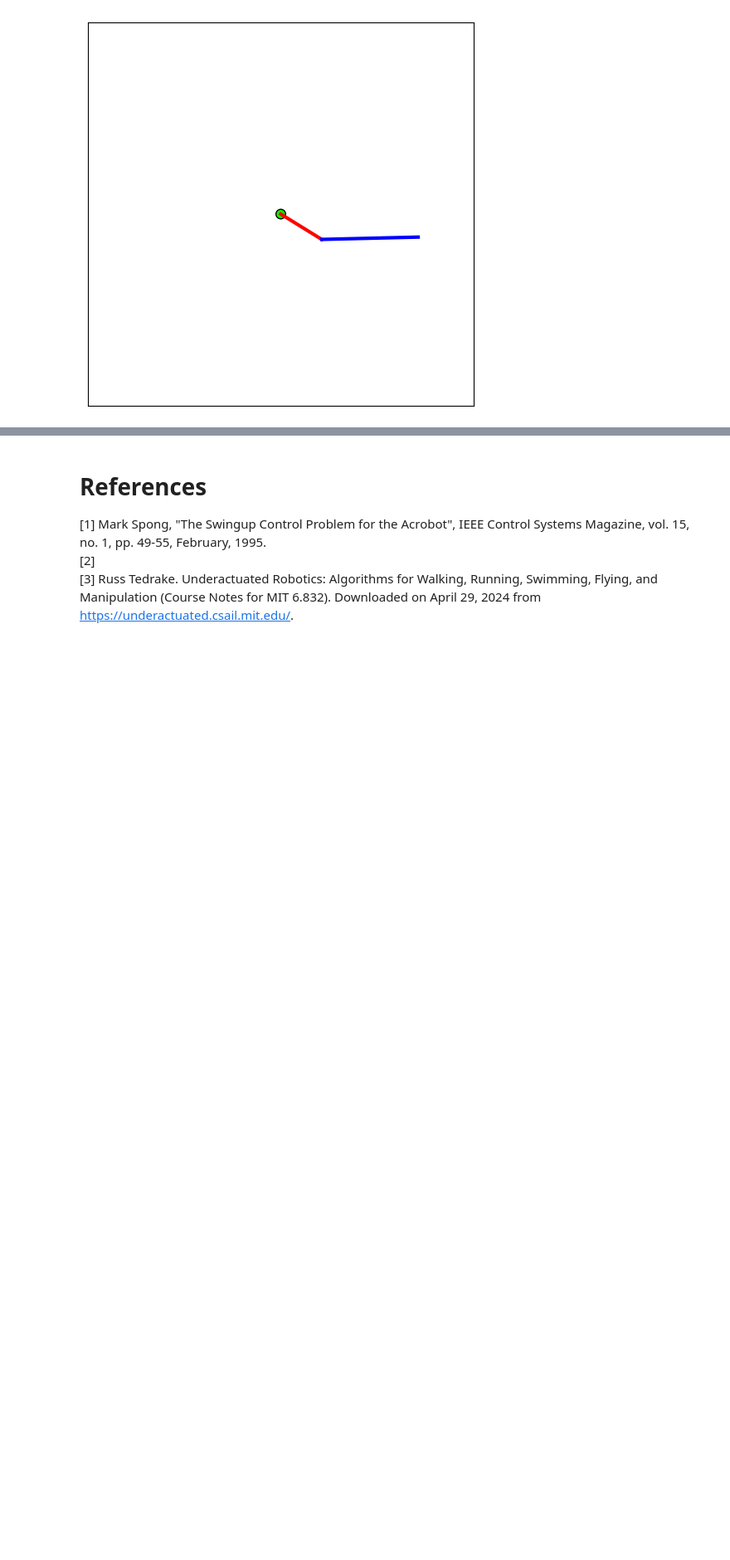
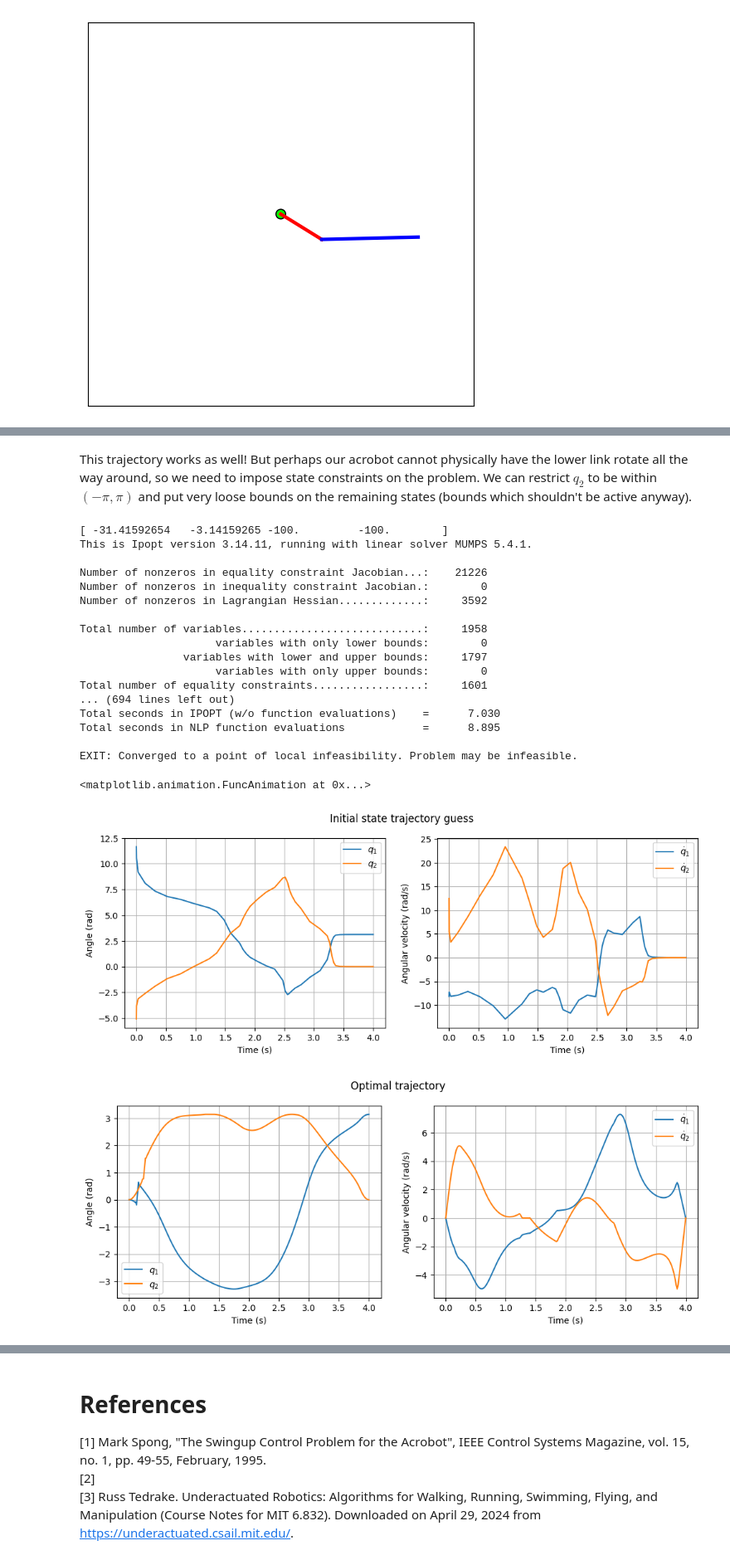
Before and after one commit to aneesas/1632-project, a Jupyter notebook: acrobot.ipynb, the cells around one changed output, grey strips where cells are left out. Shown at 83% size. Saved outputs shown, nothing was run; the diff lists cells and outputs as text; code cells hidden in the pictures; blank space fills up the shorter version.

```diff
--- a/acrobot.ipynb
+++ b/acrobot.ipynb
@@ -372,0 +420,44 @@ We can also try seeding the solver with just a few points that coarsely specify
+# %% [markdown]
+This trajectory works as well! But perhaps our acrobot cannot physically have the lower link rotate all the way around, so we need to impose state constraints on the problem. We can restrict $q_2$ to be within $(-\pi, \pi)$ and put very loose bounds on the remaining states (bounds which shouldn't be active anyway).
+# %%
+# TODO can't get this one to converge now either
+
+u_max = 6  # N-m
+x_max = [10*np.pi, np.pi, 100, 100]
+t0 = 0
+tf = 4
+x0 = [0, 0, 0, 0]
+xf = [np.pi, 0, 0, 0]
+R = 10  # input cost
+
+# Damping coefficients
+b1 = 2
+
+time, q1, q2, q1_dot, q2_dot, time_u, torque = acrobot_swing_up(dynamics_tedrake, cost_u_only,
+                                                                u_max, t0, tf, x0, R=R, xf=xf,
+                                                                x_max=x_max)
+plot_state(time, q1, q2, q1_dot, q2_dot, title="Optimal trajectory")
+plot_input(time_u, torque)
+anim = animate(q1, q2, drawframe_tedrake, dt_sec=tf/len(time))
+anim
+# %% [output]
+[ -31.41592654   -3.14159265 -100.         -100.        ]
+This is Ipopt version 3.14.11, running with linear solver MUMPS 5.4.1.
+
+Number of nonzeros in equality constraint Jacobian...:    21226
+Number of nonzeros in inequality constraint Jacobian.:        0
+Number of nonzeros in Lagrangian Hessian.............:     3592
+
+Total number of variables............................:     1958
+                     variables with only lower bounds:        0
+                variables with lower and upper bounds:     1797
+                     variables with only upper bounds:        0
+Total number of equality constraints.................:     1601
+... (694 lines left out)
+Total seconds in IPOPT (w/o function evaluations)    =      7.030
+Total seconds in NLP function evaluations            =      8.895
+
+EXIT: Converged to a point of local infeasibility. Problem may be infeasible.
+<matplotlib.animation.FuncAnimation at 0x...>
+[figure, added]
+[figure, added]
```
Also changed, not shown: parts of 15 cells of this notebook.
